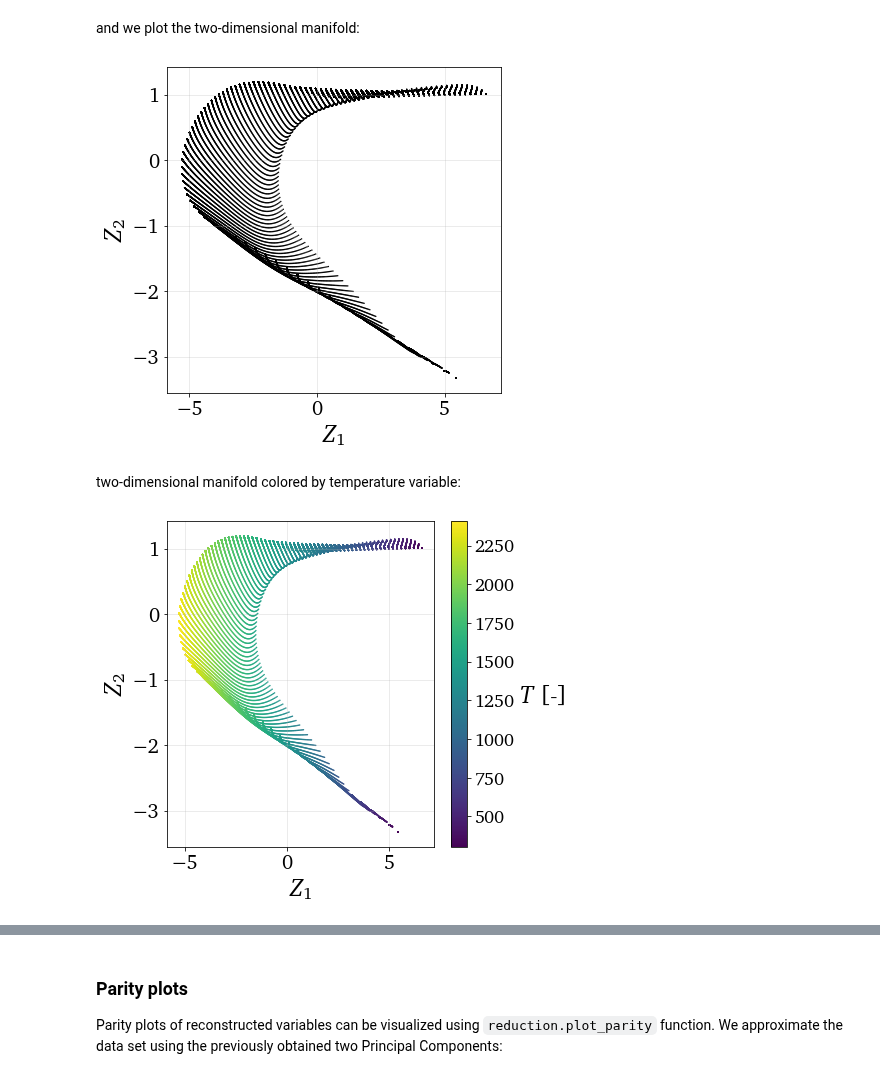
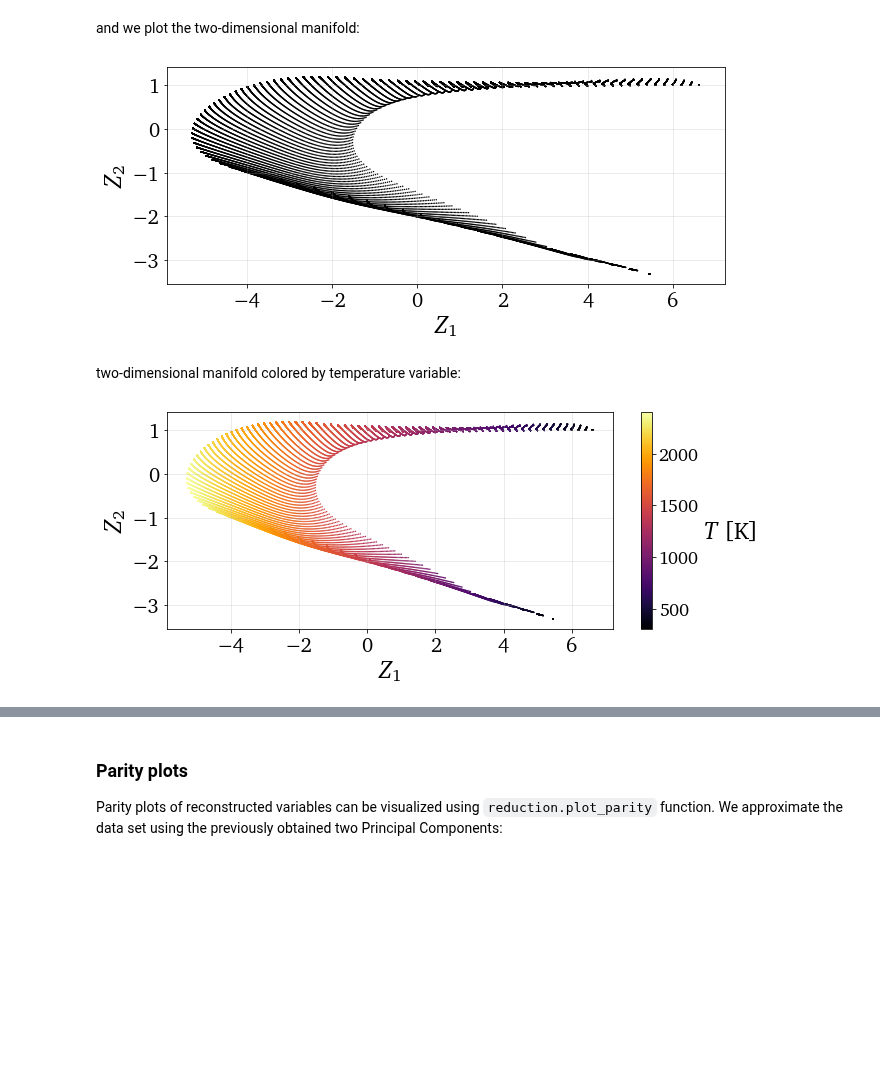
Before and after one commit to kamilazdybal/PCAfold, a Jupyter notebook: docs/tutorials/demo-pca.ipynb, the cells around one changed output, grey strips where cells are left out. Drawn from its saved outputs; the diff is of its cells as text; code cells hidden in the pictures; blank space fills up the shorter version.

Commit message:
Added colormap and figure size as inputs for plot_parity and plot_2d_manifold

```diff
--- a/docs/tutorials/demo-pca.ipynb
+++ b/docs/tutorials/demo-pca.ipynb
@@ -305,13 +305,13 @@ principal_components = pca_X_Vast.transform(X)
 and we plot the two-dimensional manifold:
 # %%
 if save_plots: save_filename = '../images/plotting-pca-2d-manifold-black'
-plt = reduction.plot_2d_manifold(principal_components[:,0], principal_components[:,1], color_variable='k', x_label='$Z_1$', y_label='$Z_2$', colorbar_label=None, save_filename=save_filename)
+plt = reduction.plot_2d_manifold(principal_components[:,0], principal_components[:,1], color_variable='k', x_label='$Z_1$', y_label='$Z_2$', colorbar_label=None, figure_size=(10,4), save_filename=save_filename)
 # %% [output]
-[figure, old version]
+[figure, new version]
 # %% [markdown]
 two-dimensional manifold colored by temperature variable:
 # %%
-if save_plots: save_filename = '../images/plotting-pca-2d-manifold'
-plt = reduction.plot_2d_manifold(principal_components[:,0], principal_components[:,1], color_variable=X[:,0], x_label='$Z_1$', y_label='$Z_2$', colorbar_label='$T$ [-]', save_filename=save_filename)
+if save_plots: save_filename = '../images/plotting-pca-2d-manifold-inferno'
+plt = reduction.plot_2d_manifold(principal_components[:,0], principal_components[:,1], color_variable=X[:,0], x_label='$Z_1$', y_label='$Z_2$', colorbar_label='$T$ [K]', color_map='inferno', figure_size=(10,4), save_filename=save_filename)
 # %% [output]
-[figure, old version]
+[figure, new version]
```
Also changed, not shown: parts of 6 cells of this notebook, 7 other files.
